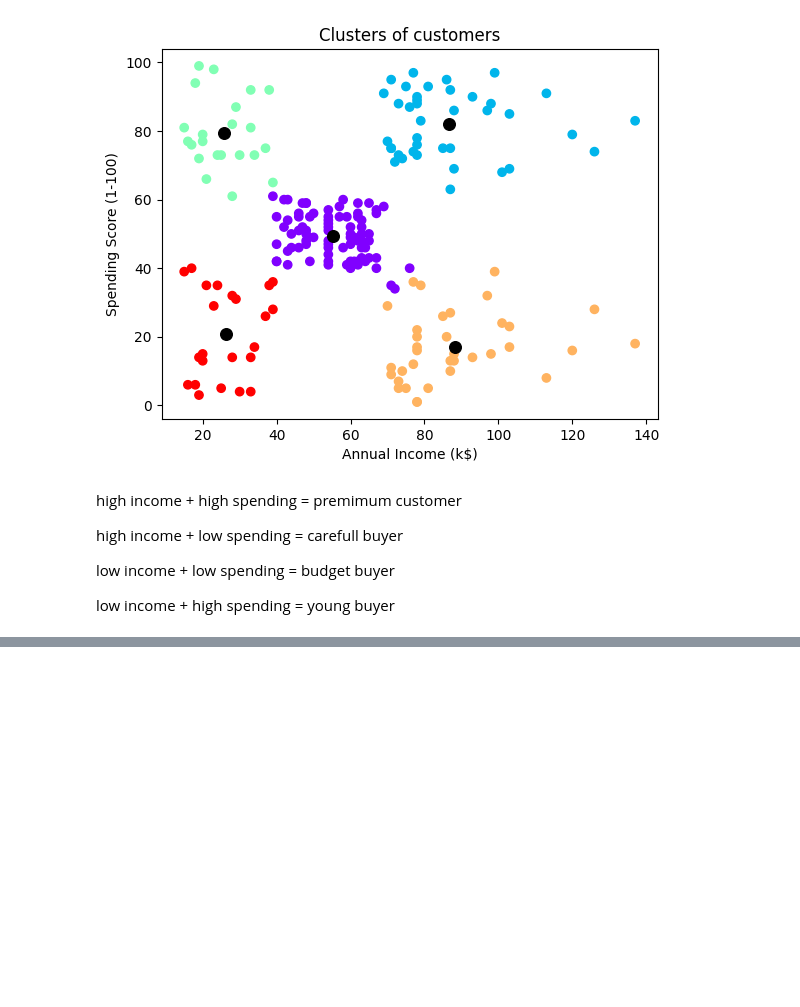
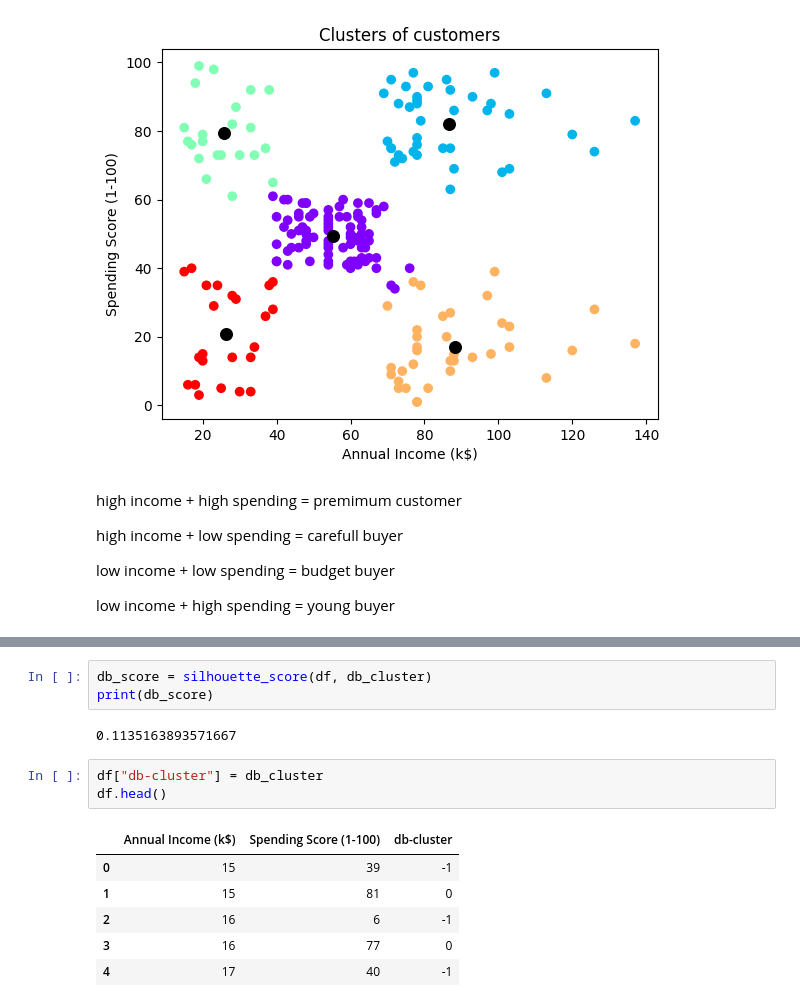
Before and after one commit to aryancodes12/Advance-Machine-Learning, a Jupyter notebook: customer_segmentation.ipynb, the cells around one changed output, grey strips where cells are left out. Saved outputs shown, nothing was run; the diff lists cells and outputs as text; blank space fills up the shorter version.

```diff
--- a/customer_segmentation.ipynb
+++ b/customer_segmentation.ipynb
@@ -159,0 +180,15 @@ df.head()
+# %%
+db_score = silhouette_score(df, db_cluster)
+print(db_score)
+# %% [output]
+0.1135163893571667
+# %%
+df["db-cluster"] = db_cluster
+df.head()
+# %% [output]
+|  | Annual Income (k$) | Spending Score (1-100) | db-cluster |
+| 0 | 15 | 39 | -1 |
+| 1 | 15 | 81 | 0 |
+| 2 | 16 | 6 | -1 |
+| 3 | 16 | 77 | 0 |
+| 4 | 17 | 40 | -1 |
```
Also changed, not shown: parts of 6 cells of this notebook.
